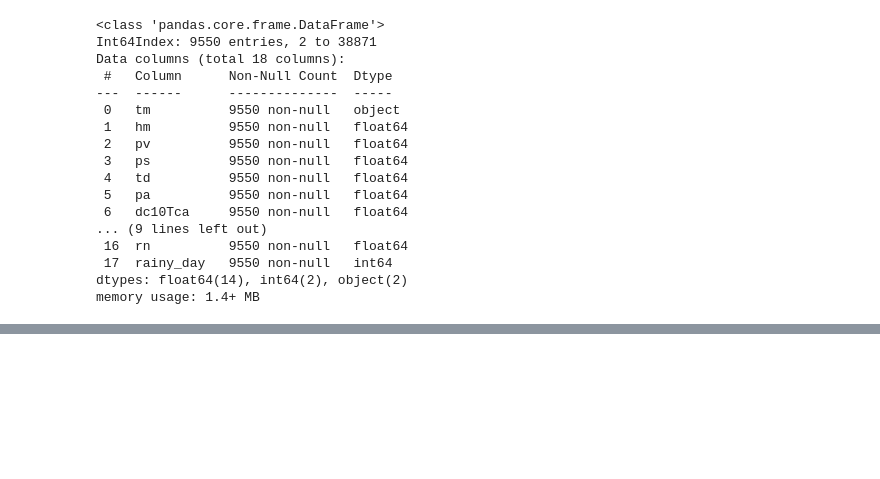
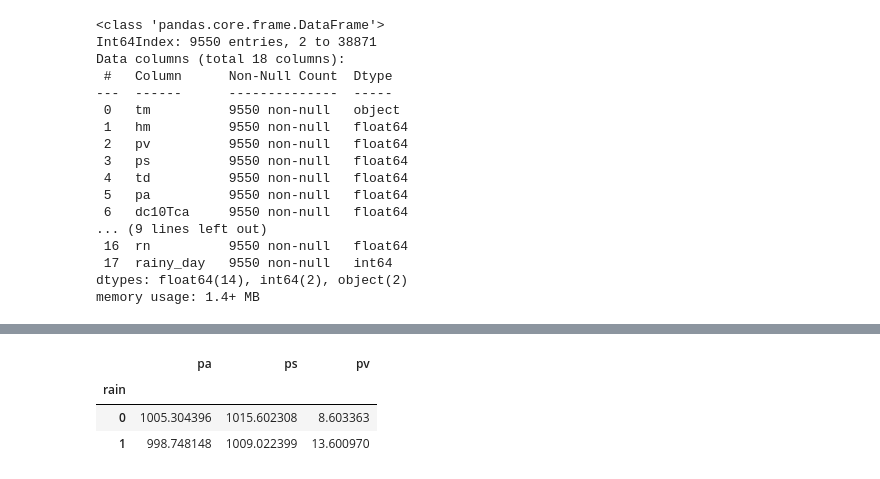
Before and after one commit to KHH0618/RainScanner, a Jupyter notebook: shared_data_preparation/missing_value_imputation.ipynb, the cells around one changed output, grey strips where cells are left out. Cells and saved outputs as stored; diff of their text form; code cells hidden in the pictures; blank space fills up the shorter version.

```diff
--- a/shared_data_preparation/missing_value_imputation.ipynb
+++ b/shared_data_preparation/missing_value_imputation.ipynb
@@ -491,0 +798,2 @@ asos_df.to_csv('/Volumes/ESD-ISO/project_preson/shared_data_preparation/ASOS_dat
+# %%
+asos_df['hm'] = asos_df['hm'].interpolate(method='linear')
@@ -491,0 +822,26 @@ asos_df.to_csv('/Volumes/ESD-ISO/project_preson/shared_data_preparation/ASOS_dat
+# %%
+asos_df['rain'] = (asos_df['rn'] > 0.0).astype(dtype=int) # 비가 오는지 안오는지에 대한 여부컬럼
+# %%
+asos_df['tm'] = asos_df['tm'].map(lambda x : x+':00' if len(x) != 19 else x) # tm컬럼의 시간이 년도별로 시간:분 or 시간:분:초로 되어있어서 변환
+asos_df['tm'] = pd.to_datetime(asos_df['tm'])
+asos_df['ps'] = asos_df['ps'].map(lambda x : np.nan if x == '' else x)
+asos_df['ps'] = asos_df['ps'].astype('float')
+
+# 계절별 데이터 필터링 함수 정의
+def extract_season_data(data, season):
+    if season == 'spring':
+        return data[(data['tm'].dt.month >= 3) & (data['tm'].dt.month <= 5)]
+    elif season == 'summer':
+        return data[(data['tm'].dt.month >= 6) & (data['tm'].dt.month <= 8)]
+    elif season == 'fall':
+        return data[(data['tm'].dt.month >= 9) & (data['tm'].dt.month <= 11)]
+    elif season == 'winter':
+        return data[(data['tm'].dt.month == 12) | (data['tm'].dt.month <= 2)]
+    else:
+        return None
+
+# 계절별 데이터 추출
+spring_data = extract_season_data(asos_df, 'spring')
+summer_data = extract_season_data(asos_df, 'summer')
+fall_data = extract_season_data(asos_df, 'fall')
+winter_data = extract_season_data(asos_df, 'winter')
@@ -491,0 +868,2 @@ asos_df.to_csv('/Volumes/ESD-ISO/project_preson/shared_data_preparation/ASOS_dat
+# %%
+spring_mean_data = spring_data.groupby(['rain'])[['pa','ps','pv']].mean()
@@ -491,0 +876,7 @@ asos_df.to_csv('/Volumes/ESD-ISO/project_preson/shared_data_preparation/ASOS_dat
+# %%
+spring_mean_data
+# %% [output]
+|  | pa | ps | pv |
+| rain |  |  |  |
+| 0 | 1005.304396 | 1015.602308 | 8.603363 |
+| 1 | 998.748148 | 1009.022399 | 13.600970 |
```
Also changed, not shown: parts of 55 cells of this notebook, 6 other files.
